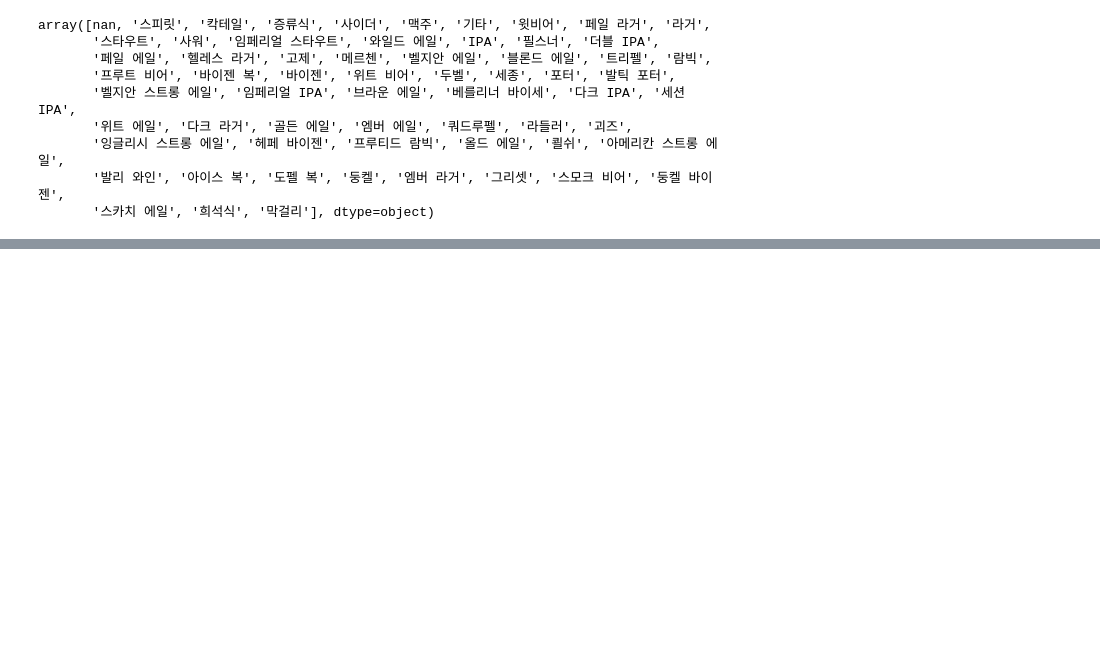
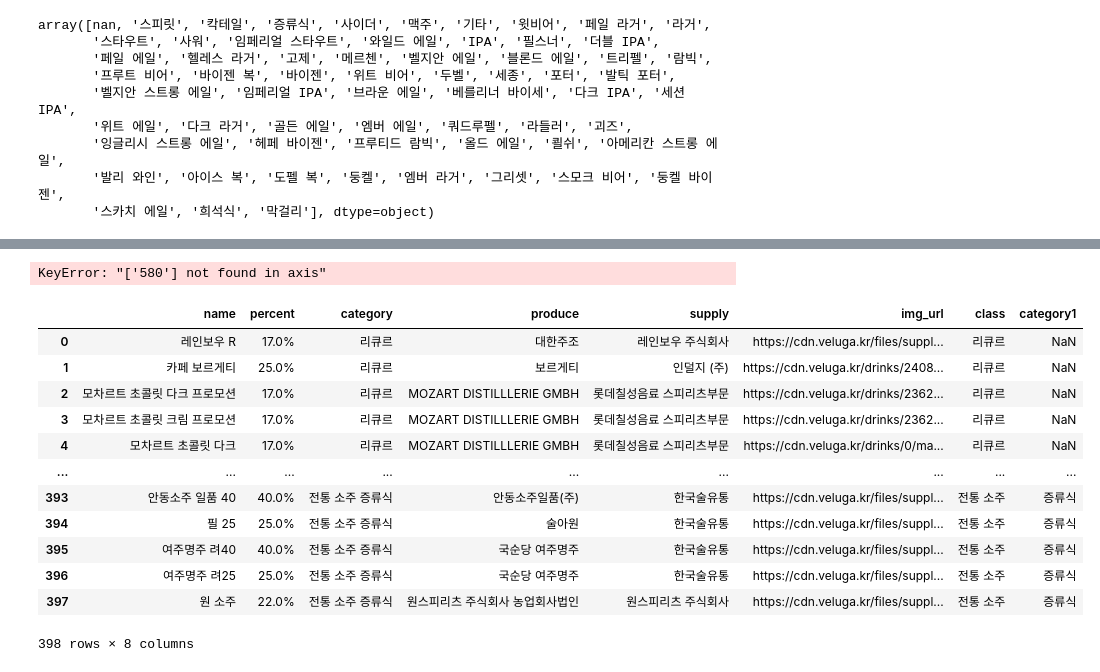
Before and after one commit to yugyeong1/Alchol_data_crawling, a Jupyter notebook: crawling.ipynb, the cells around one changed output, grey strips where cells are left out. Saved outputs shown, nothing was run; the diff lists cells and outputs as text; code cells hidden in the pictures; blank space fills up the shorter version.

```diff
--- a/crawling.ipynb
+++ b/crawling.ipynb
@@ -160,5 +158,5 @@ alchol_df.to_csv('alchol_df.csv')
 # %%
-alchol_df = pd.read_csv('data/alchol_df.csv', index_col= 0)
+alchol_df = pd.read_csv('add_alcohol_df.csv', index_col= 0)
 # %%
 alchol_df
 # %% [output]
@@ -209,5 +228,23 @@ for i, j in enumerate(category):
 # %%
 alchol_df.drop(columns= '580' , inplace= True)
+# %% [output]
+KeyError: "['580'] not found in axis"
+# %%
+alchol_df
+# %% [output]
+|  | name | percent | category | produce | supply | img_url | class | category1 |
+| 0 | 레인보우 R | 17.0% | 리큐르 | 대한주조 | 레인보우 주식회사 | https://cdn.veluga.kr/files/suppl... | 리큐르 | NaN |
+| 1 | 카페 보르게티 | 25.0% | 리큐르 | 보르게티 | 인덜지 (주) | https://cdn.veluga.kr/drinks/2408... | 리큐르 | NaN |
+| 2 | 모차르트 초콜릿 다크 프로모션 | 17.0% | 리큐르 | MOZART DISTILLLERIE GMBH | 롯데칠성음료 스피리츠부문 | https://cdn.veluga.kr/drinks/2362... | 리큐르 | NaN |
+| 3 | 모차르트 초콜릿 크림 프로모션 | 17.0% | 리큐르 | MOZART DISTILLLERIE GMBH | 롯데칠성음료 스피리츠부문 | https://cdn.veluga.kr/drinks/2362... | 리큐르 | NaN |
+| 4 | 모차르트 초콜릿 다크 | 17.0% | 리큐르 | MOZART DISTILLLERIE GMBH | 롯데칠성음료 스피리츠부문 | https://cdn.veluga.kr/drinks/0/ma... | 리큐르 | NaN |
+| ... | ... | ... | ... | ... | ... | ... | ... | ... |
+| 393 | 안동소주 일품 40 | 40.0% | 전통 소주 증류식 | 안동소주일품(주) | 한국술유통 | https://cdn.veluga.kr/files/suppl... | 전통 소주 | 증류식 |
+| 394 | 필 25 | 25.0% | 전통 소주 증류식 | 술아원 | 한국술유통 | https://cdn.veluga.kr/files/suppl... | 전통 소주 | 증류식 |
+| 395 | 여주명주 려40 | 40.0% | 전통 소주 증류식 | 국순당 여주명주 | 한국술유통 | https://cdn.veluga.kr/files/suppl... | 전통 소주 | 증류식 |
+| 396 | 여주명주 려25 | 25.0% | 전통 소주 증류식 | 국순당 여주명주 | 한국술유통 | https://cdn.veluga.kr/files/suppl... | 전통 소주 | 증류식 |
+| 397 | 원 소주 | 22.0% | 전통 소주 증류식 | 원스피리츠 주식회사 농업회사법인 | 원스피리츠 주식회사 | https://cdn.veluga.kr/files/suppl... | 전통 소주 | 증류식 |
+398 rows × 8 columns
 # %%
 alchol_df.to_csv('test.csv')
 # %%
```
Also changed, not shown: parts of 7 cells of this notebook.
